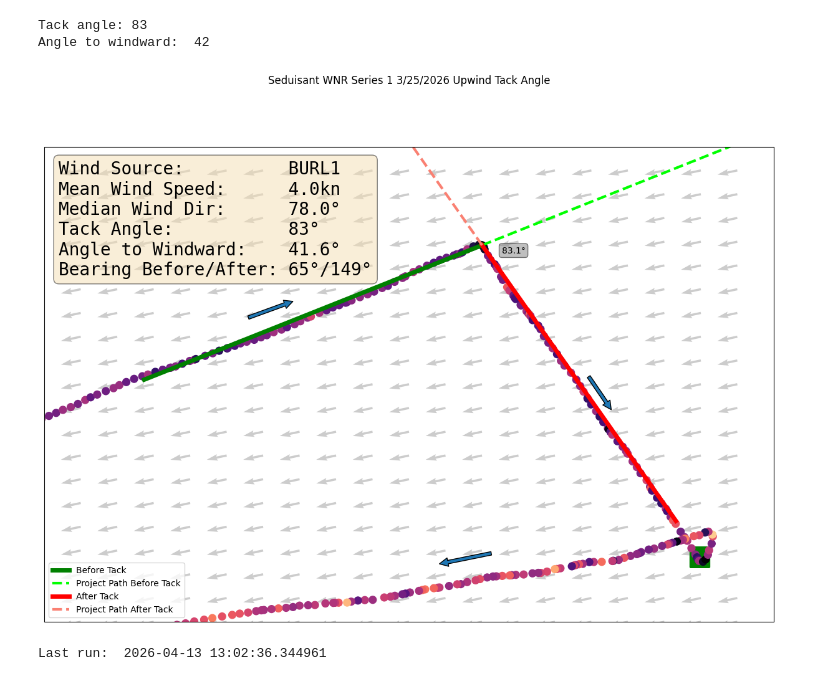
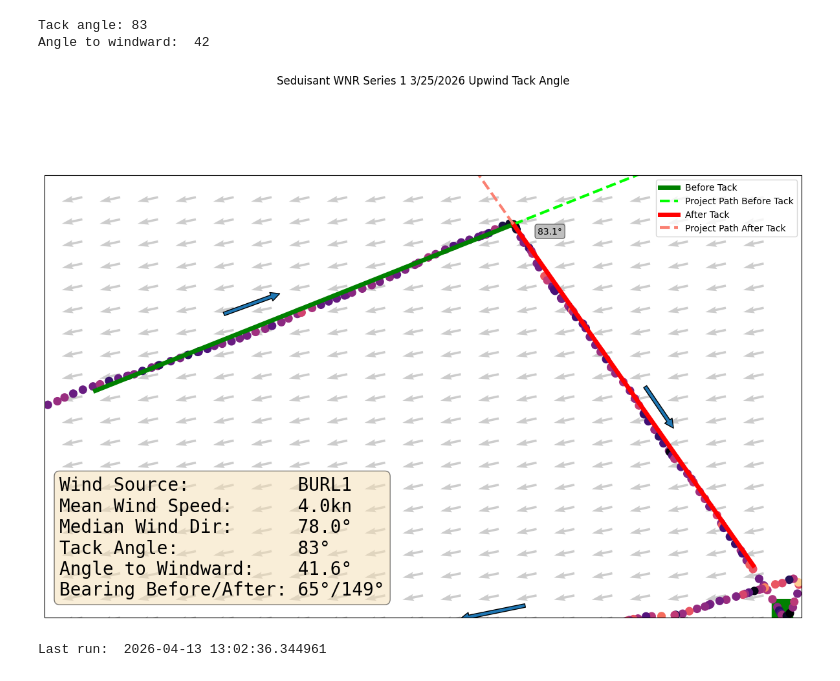
Before and after one commit to GarysCorner/RegattaTracking, a Jupyter notebook: 2026-03-25 Seduisant.ipynb, the cells around one changed output. Cells and saved outputs as stored; diff of their text form; code cells hidden in the pictures.

Commit message:
Changed buffer and moved text box for tack graphic

```diff
--- a/2026-03-25 Seduisant.ipynb
+++ b/2026-03-25 Seduisant.ipynb
@@ -331,7 +331,7 @@ def returnLines(loc, bearing, dist=int(nearTackDist)):
 # %%
 fig,ax = plt.subplots(1, figsize=(12,10) ,subplot_kw={'projection': proj})
 extent = trkGdf[numpy.logical_or(beforeTackMask, afterTackMask)].total_bounds
-createPlot(ax, extent=extent)
+createPlot(ax, extent=extent, extentBuffer=0.1/60)
 
 tackPtLoc = trkGdf.loc[tackPt, 'geometry'].xy
 fwdLine, backLine = returnLines(tackPtLoc, beforeTackBearing)
@@ -344,35 +344,35 @@ ax.plot(backLine.lons, backLine.lats, label='Project Path After Tack', c='salmon
 
 windStr = f"""Wind Source:          BURL1
 Mean Wind Speed:      {meanWindSpeed}kn
 Median Wind Dir:      {medianWind}\U000000B0
 Tack Angle:           {tackAngle:.0f}\U000000B0
 Angle to Windward:    {tackAngle/2.0:.1f}\U000000B0
 Bearing Before/After: {beforeTackBearing:.0f}\U000000B0/{afterTackBearing:.0f}\U000000B0"""
-ax.text(0.02,0.73,windStr, transform=ax.transAxes,\
+ax.text(0.02,0.05,windStr, transform=ax.transAxes,\
         fontsize=20,\
         family='monospace',\
        bbox={
            'boxstyle':'round',
            'facecolor':'wheat',
            'alpha':0.5
        })
 
 ax.text(tackPtLoc[0][0]+(0.05/60), tackPtLoc[1][0]-(0.02/60),f"{tackAngle:.1f}\U000000B0",\
        bbox={
            'boxstyle':'round',
            'facecolor':'grey',
            'alpha':0.5
        })
 
 ax.legend()
 
 fig.suptitle(f"{title} Upwind Tack Angle")
 
 fig.tight_layout()
 fig.savefig(f"{outputPath}/{outfileBase}_TackAngles.jpg")
 fig.savefig(f"{outputPath}/{outfileBase}_TackAngles.svg")
 # %% [output]
-[figure, old version]
+[figure, new version]
 # %%
 print(f"Last run:  {datetime.now()}")
 # %% [output]
```
